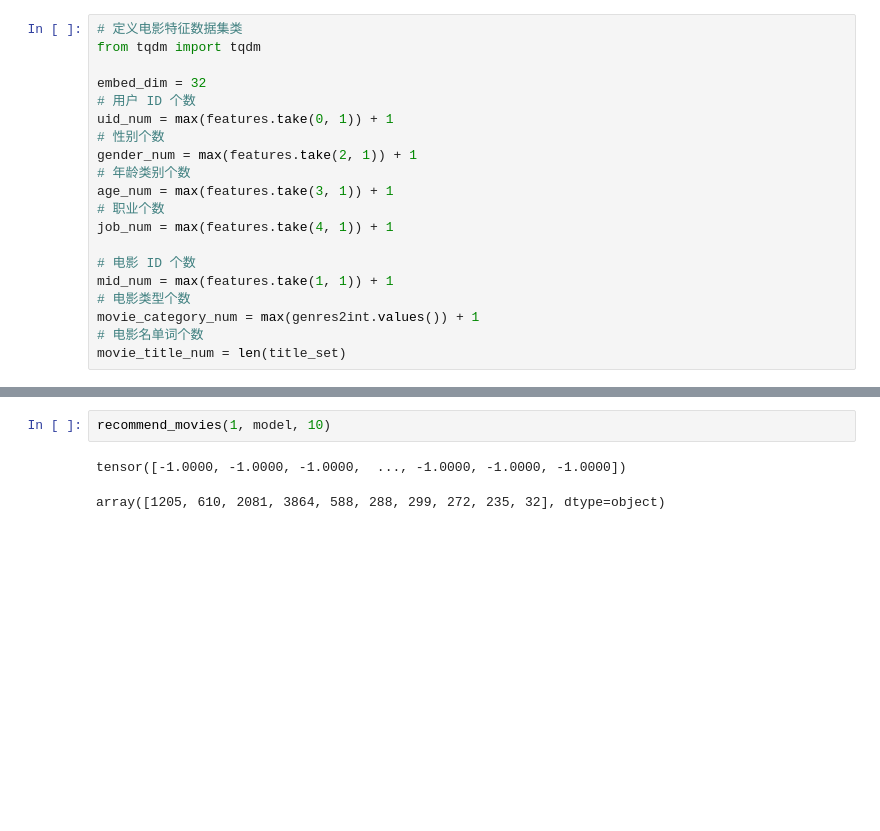
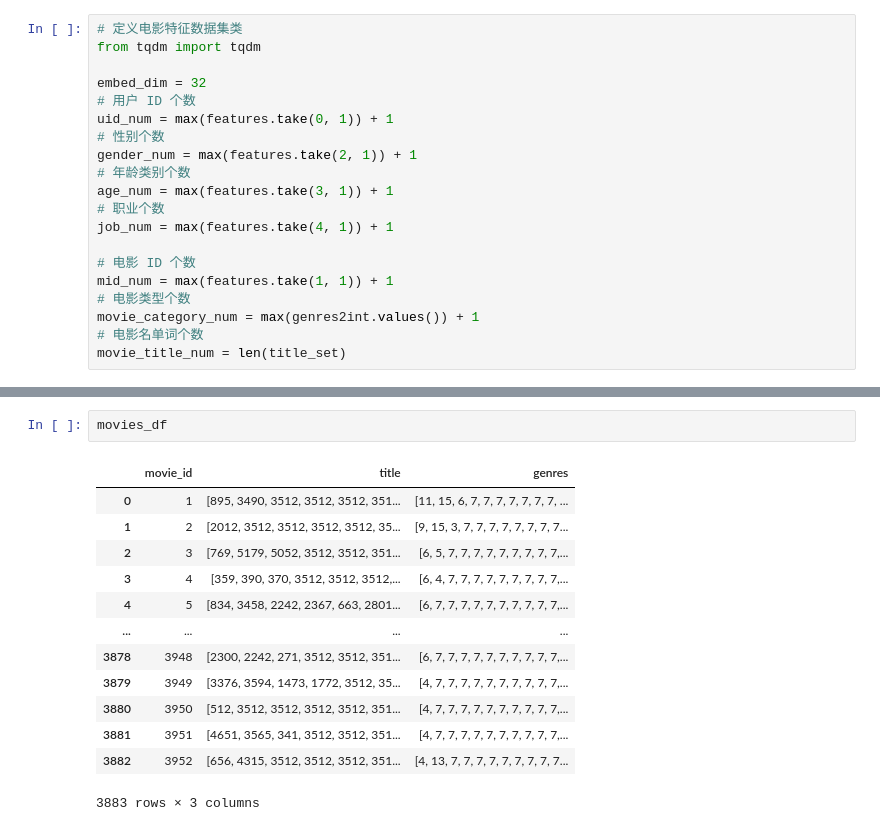
Before and after one commit to Althealam/MovieLens-Recommendation-Project, a Jupyter notebook: two_tower_model_infer.ipynb, the cells around one changed output, grey strips where cells are left out. Drawn from its saved outputs; the diff is of its cells as text; blank space fills up the shorter version.

```diff
--- a/two_tower_model_infer.ipynb
+++ b/two_tower_model_infer.ipynb
@@ -301,5 +110,16 @@ def recommend_movies(user_id, model, topk=10):
-# %%
-recommend_movies(1, model, 10)
-# %% [output]
-tensor([-1.0000, -1.0000, -1.0000,  ..., -1.0000, -1.0000, -1.0000])
-array([1205, 610, 2081, 3864, 588, 288, 299, 272, 235, 32], dtype=object)
+# %%
+movies_df
+# %% [output]
+|  | movie_id | title | genres |
+| 0 | 1 | [895, 3490, 3512, 3512, 3512, 351... | [11, 15, 6, 7, 7, 7, 7, 7, 7, 7, ... |
+| 1 | 2 | [2012, 3512, 3512, 3512, 3512, 35... | [9, 15, 3, 7, 7, 7, 7, 7, 7, 7, 7... |
+| 2 | 3 | [769, 5179, 5052, 3512, 3512, 351... | [6, 5, 7, 7, 7, 7, 7, 7, 7, 7, 7,... |
+| 3 | 4 | [359, 390, 370, 3512, 3512, 3512,... | [6, 4, 7, 7, 7, 7, 7, 7, 7, 7, 7,... |
+| 4 | 5 | [834, 3458, 2242, 2367, 663, 2801... | [6, 7, 7, 7, 7, 7, 7, 7, 7, 7, 7,... |
+| ... | ... | ... | ... |
+| 3878 | 3948 | [2300, 2242, 271, 3512, 3512, 351... | [6, 7, 7, 7, 7, 7, 7, 7, 7, 7, 7,... |
+| 3879 | 3949 | [3376, 3594, 1473, 1772, 3512, 35... | [4, 7, 7, 7, 7, 7, 7, 7, 7, 7, 7,... |
+| 3880 | 3950 | [512, 3512, 3512, 3512, 3512, 351... | [4, 7, 7, 7, 7, 7, 7, 7, 7, 7, 7,... |
+| 3881 | 3951 | [4651, 3565, 341, 3512, 3512, 351... | [4, 7, 7, 7, 7, 7, 7, 7, 7, 7, 7,... |
+| 3882 | 3952 | [656, 4315, 3512, 3512, 3512, 351... | [4, 13, 7, 7, 7, 7, 7, 7, 7, 7, 7... |
+3883 rows × 3 columns
```
Also changed, not shown: parts of 18 cells of this notebook, 20 other files.
